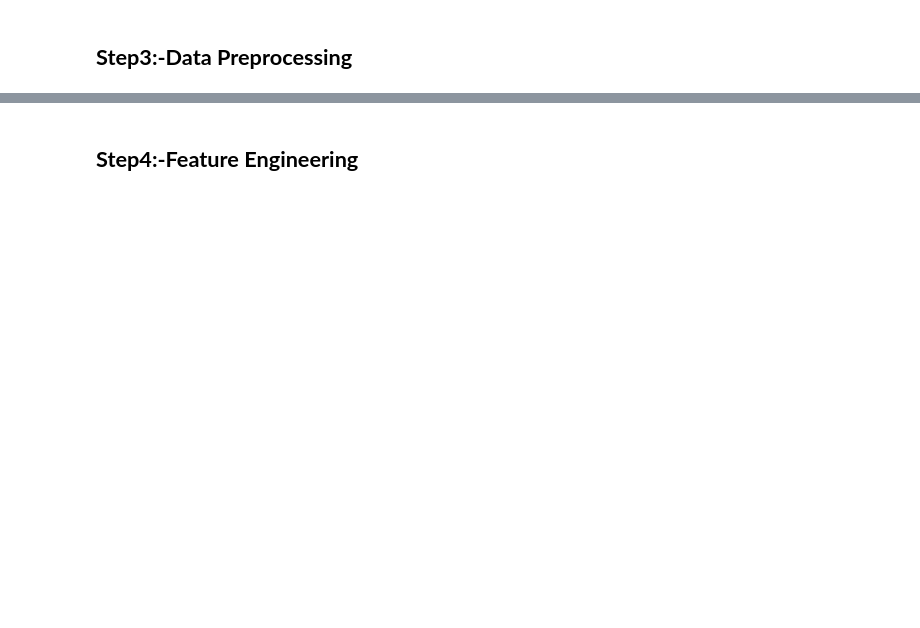
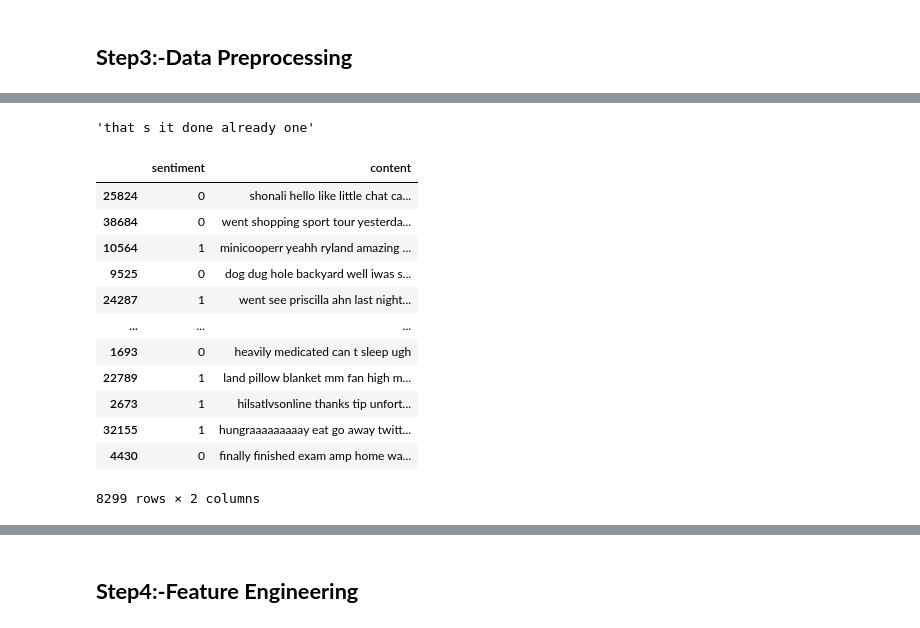
Before and after one commit to pande17827/MLOPS_Tutorial, a Jupyter notebook: 1.build and track ML Pipeline with DVC/Notebooks/twitter_emotions_detections.ipynb, the cells around one changed output, grey strips where cells are left out. Saved outputs shown, nothing was run; the diff lists cells and outputs as text; code cells hidden in the pictures; blank space fills up the shorter version.

```diff
--- a/1.build and track ML Pipeline with DVC/Notebooks/twitter_emotions_detections.ipynb
+++ b/1.build and track ML Pipeline with DVC/Notebooks/twitter_emotions_detections.ipynb
@@ -14,0 +64,3 @@ ModuleNotFoundError: No module named 'nltk'
+# %%
+final_df=df[df['sentiment'].isin(['happiness','sadness'])]
+final_df.head()
@@ -14,0 +82,2 @@ ModuleNotFoundError: No module named 'nltk'
+# %%
+final_df['sentiment'].replace({'happiness':1,'sadness':0},inplace=True)
@@ -16,0 +277,4 @@ ModuleNotFoundError: No module named 'nltk'
+# %%
+normalized_sentence("That's it? It's done already? This is one")
+# %% [output]
+'that s it done already one'
@@ -16,0 +284,16 @@ ModuleNotFoundError: No module named 'nltk'
+# %%
+train_data
+# %% [output]
+|  | sentiment | content |
+| 25824 | 0 | shonali hello like little chat ca... |
+| 38684 | 0 | went shopping sport tour yesterda... |
+| 10564 | 1 | minicooperr yeahh ryland amazing ... |
+| 9525 | 0 | dog dug hole backyard well iwas s... |
+| 24287 | 1 | went see priscilla ahn last night... |
+| ... | ... | ... |
+| 1693 | 0 | heavily medicated can t sleep ugh |
+| 22789 | 1 | land pillow blanket mm fan high m... |
+| 2673 | 1 | hilsatlvsonline thanks tip unfort... |
+| 32155 | 1 | hungraaaaaaaaay eat go away twitt... |
+| 4430 | 0 | finally finished exam amp home wa... |
+8299 rows × 2 columns
```
Also changed, not shown: parts of 37 cells of this notebook, 21 other files.
